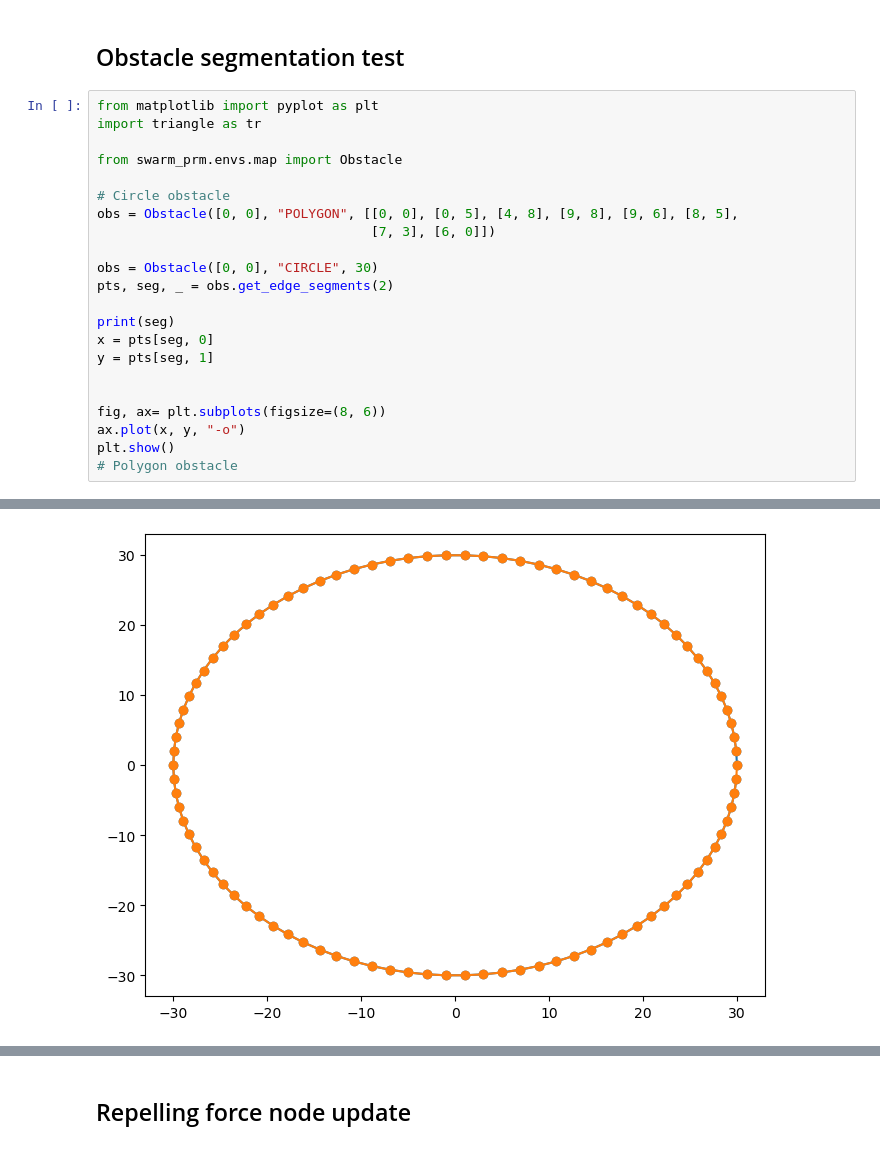
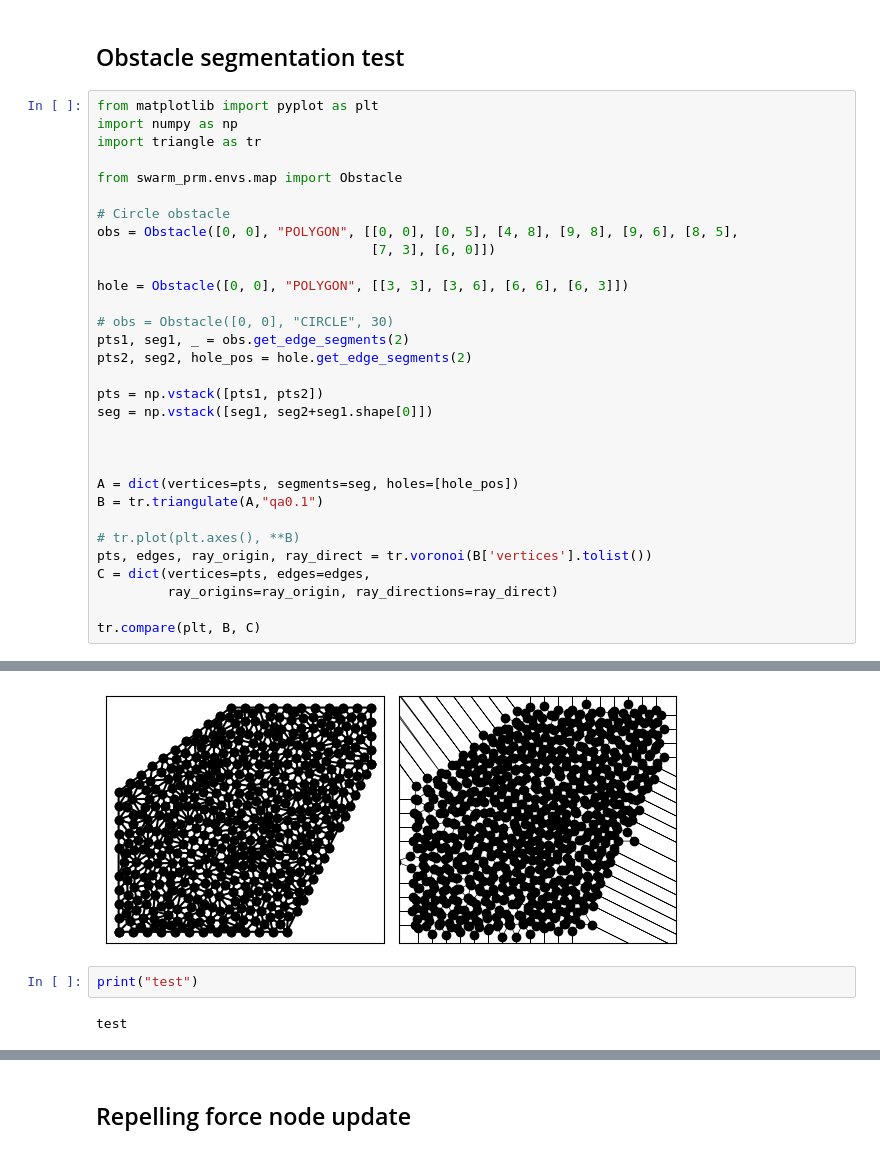
Before and after one commit to Zander-M/ST_Gaussian_PRM, a Jupyter notebook: notebooks/tests.ipynb, the cells around one changed output, grey strips where cells are left out. Cells and saved outputs as stored; diff of their text form.

Commit message:
add triangle test

```diff
--- a/notebooks/tests.ipynb
+++ b/notebooks/tests.ipynb
@@ -1014,6 +1014,7 @@ Reached goal in 213 iterations
 ## Obstacle segmentation test
 # %%
 from matplotlib import pyplot as plt
+import numpy as np
 import triangle as tr
 
 from swarm_prm.envs.map import Obstacle
@@ -1022,16 +1023,24 @@ from swarm_prm.envs.map import Obstacle
 obs = Obstacle([0, 0], "POLYGON", [[0, 0], [0, 5], [4, 8], [9, 8], [9, 6], [8, 5],
                                    [7, 3], [6, 0]])
 
-obs = Obstacle([0, 0], "CIRCLE", 30)
-pts, seg, _ = obs.get_edge_segments(2)
+hole = Obstacle([0, 0], "POLYGON", [[3, 3], [3, 6], [6, 6], [6, 3]])
 
-print(seg)
-x = pts[seg, 0]
-y = pts[seg, 1]
+# obs = Obstacle([0, 0], "CIRCLE", 30)
+pts1, seg1, _ = obs.get_edge_segments(2)
+pts2, seg2, hole_pos = hole.get_edge_segments(2)
+
+pts = np.vstack([pts1, pts2])
+seg = np.vstack([seg1, seg2+seg1.shape[0]])
 
 
-fig, ax= plt.subplots(figsize=(8, 6))
-ax.plot(x, y, "-o")
-plt.show()
-# Polygon obstacle
+
+A = dict(vertices=pts, segments=seg, holes=[hole_pos])
+B = tr.triangulate(A,"qa0.1")
+
+# tr.plot(plt.axes(), **B)
+pts, edges, ray_origin, ray_direct = tr.voronoi(B['vertices'].tolist())
+C = dict(vertices=pts, edges=edges,
+         ray_origins=ray_origin, ray_directions=ray_direct)
+
+tr.compare(plt, B, C)
 # %% [output]
@@ -1055 +1047,5 @@ plt.show()
-[figure, old version]
+[figure, new version]
+# %%
+print("test")
+# %% [output]
+test
```
Also changed, not shown: parts of 4 cells of this notebook, 4 other files.
